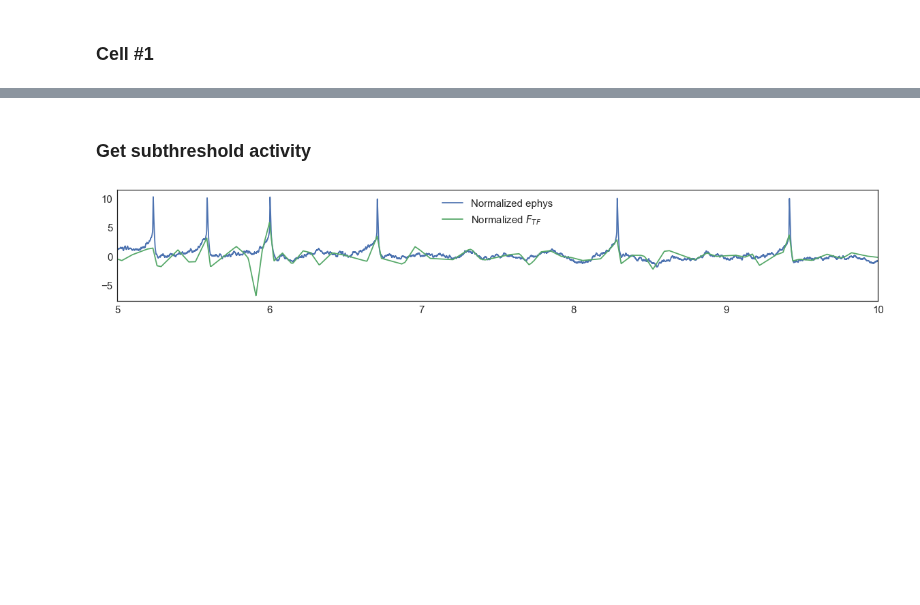
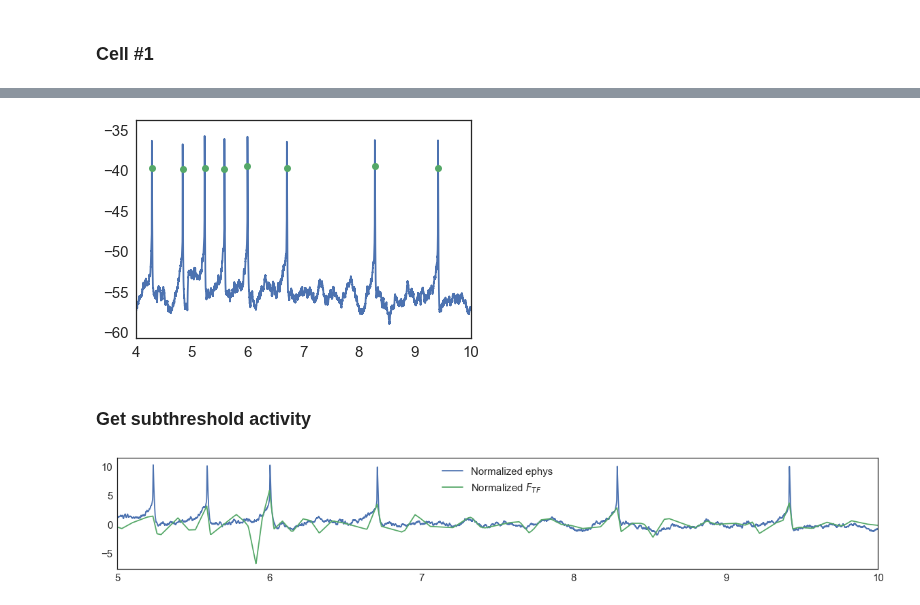
Before and after one commit to zqwei/fish_processing, a Jupyter notebook: notebooks/simEphysVoltron_YS.ipynb, the cells around one changed output, grey strips where cells are left out. Cells and saved outputs as stored; diff of their text form; code cells hidden in the pictures; blank space fills up the shorter version.

```diff
--- a/notebooks/simEphysVoltron_YS.ipynb
+++ b/notebooks/simEphysVoltron_YS.ipynb
@@ -88,3 +88,17 @@ plt.show()
+# %%
+ephysTime = ephys>-40
+ephysTime = ephysTime.astype('int')
+ephysTimeDiff = ephysTime[1:] - ephysTime[:-1]
+spkTime = np.where(ephysTimeDiff==1)
+spkTime = np.array(spkTime).flatten() + 1
+plt.plot(ephys_time, ephys)
+plt.plot(ephys_time[spkTime], ephys[spkTime], 'o')
+plt.xlim([4, 10])
+plt.show()
+spk_counts, _ = np.histogram(ephys_time[spkTime], bins=voltr_time)
+np.savez('tmpData/YS_in_spk_voltr', spk_counts, ipsi_f[1:], ipsi_tf[1:])
+# %% [output]
+[figure, added]
 # %% [markdown]
 ### Get subthreshold activity
 # %%
```
Also changed, not shown: parts of 2 cells of this notebook, 7 other files.
